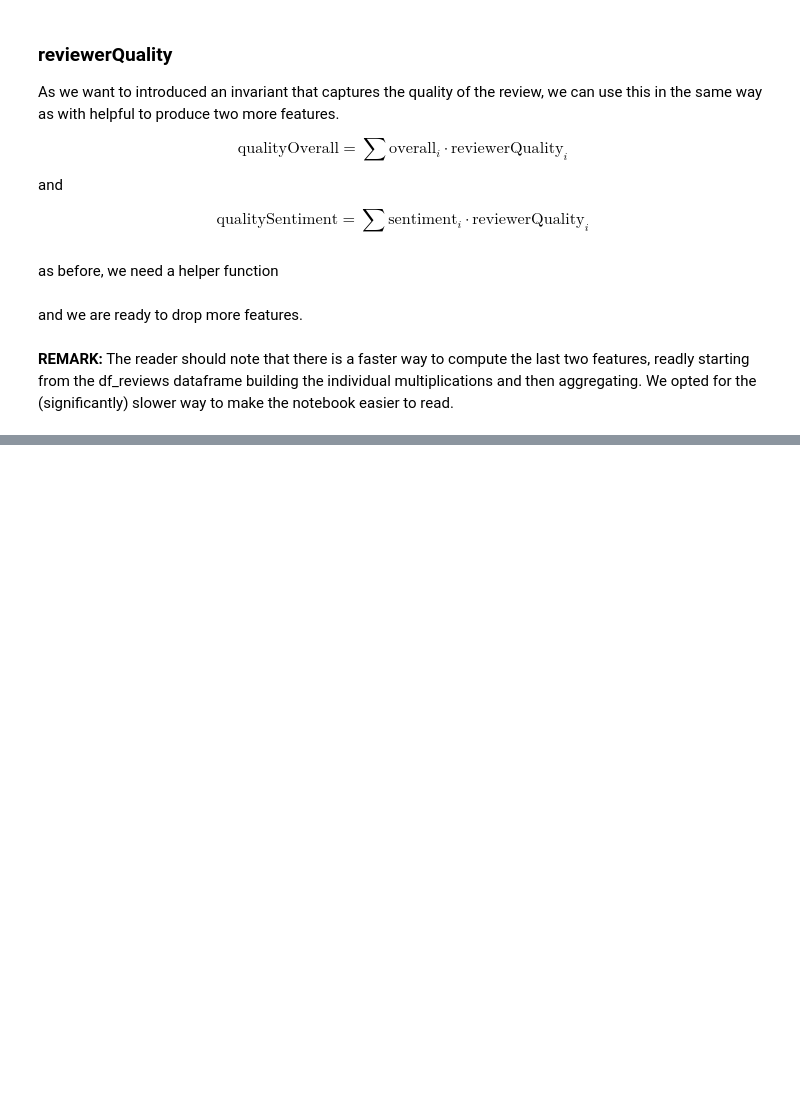
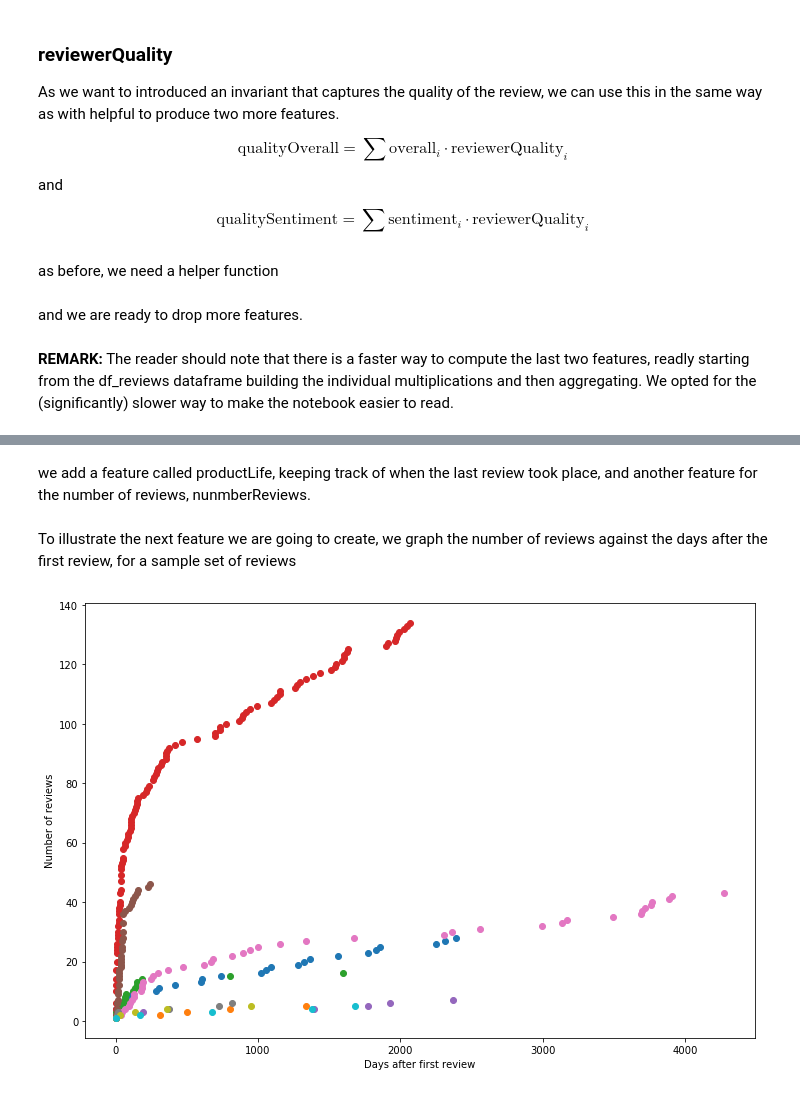
Before and after one commit to mptcloud/hackon_data, a Jupyter notebook: Forecasting.ipynb, the cells around one changed output, grey strips where cells are left out. Saved outputs shown, nothing was run; the diff lists cells and outputs as text; code cells hidden in the pictures; blank space fills up the shorter version.

```diff
--- a/Forecasting.ipynb
+++ b/Forecasting.ipynb
@@ -363,0 +364,4 @@ df_products.head()
+# %%
+df_products['unixReviewTime']=df_products.unixReviewTime.apply(lambda x: np.sort(np.array(x)//3600//24))
+df_products['firstReviewDay']=df_products.unixReviewTime.apply(lambda x:x[0])
+df_products['daysSinceFirstReview']=df_products.unixReviewTime.apply(lambda x: x- x[0])
@@ -363,0 +370,36 @@ df_products.head()
+# %%
+df_products=df_products.drop('unixReviewTime',axis=1)
+# %% [markdown]
+we add a feature called productLife, keeping track of when the last review took place, and another feature for the number of reviews, nunmberReviews.
+# %%
+df_products['productLife']=df_products.daysSinceFirstReview.apply(lambda x:x[-1])
+df_products['numberReviews']=df_products.daysSinceFirstReview.apply(lambda x: len(x))
+# %% [markdown]
+To illustrate the next feature we are going to create, we graph the number of reviews against the days after the first review, for a sample set of reviews
+# %%
+def create(days):
+    X=[days[0]]
+    Y=[0]
+    current=0
+    for day in days:
+        if day==X[-1]:
+            Y[current]+=1
+        else:
+            X.append(day)
+            Y.append(Y[-1]+1)
+            current+=1
+    return X,Y
+# %%
+sample=df_products.sample(10)
+fig=plt.figure(figsize=(12,8))
+for days in sample.daysSinceFirstReview:
+
+    X,Y=create(days)
+    #print(X,Y)
+    plt.plot(X, Y,'o')
+
+plt.xlabel("Days after first review")
+plt.ylabel("Number of reviews")
+plt.show()
+# %% [output]
+[figure, added]
```
Also changed, not shown: parts of 34 cells of this notebook.
